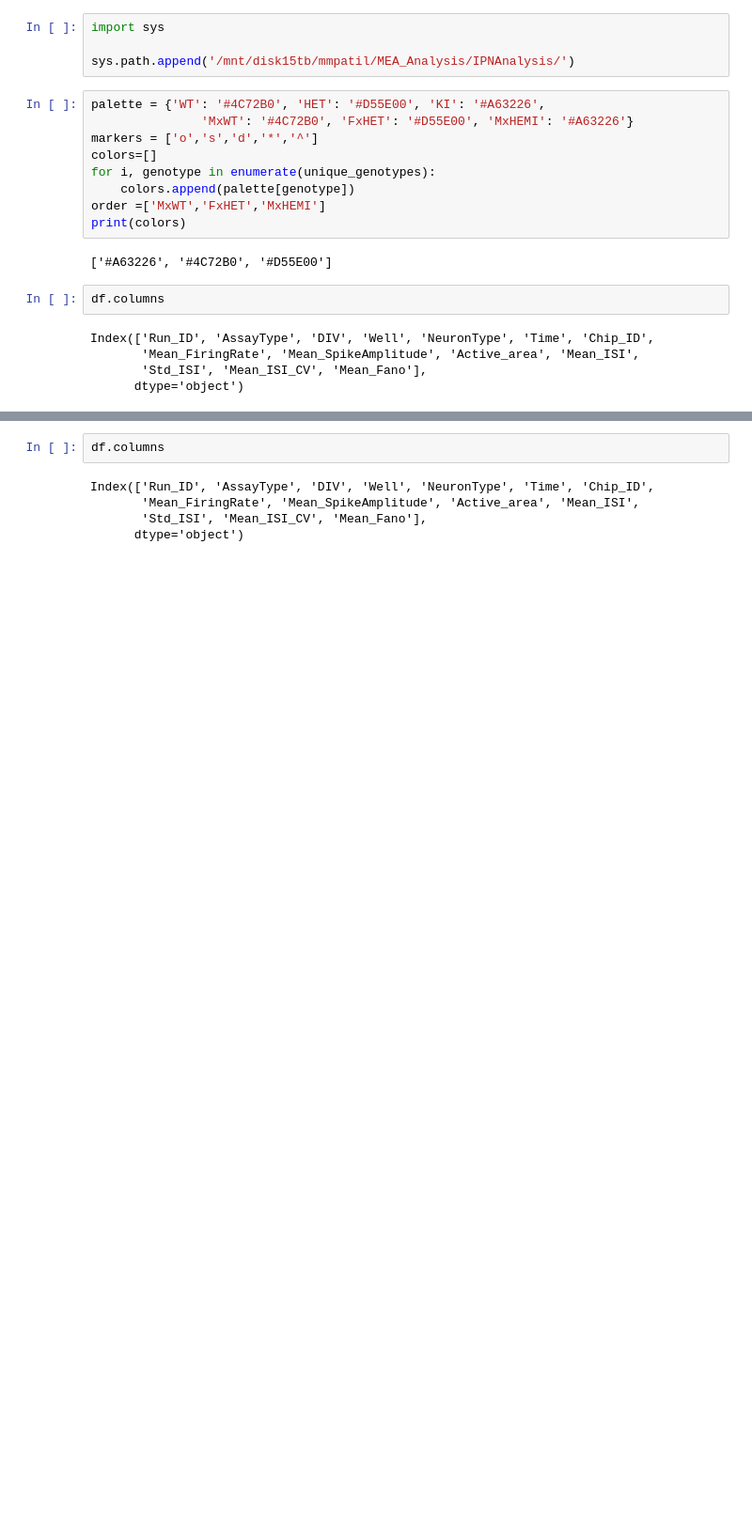
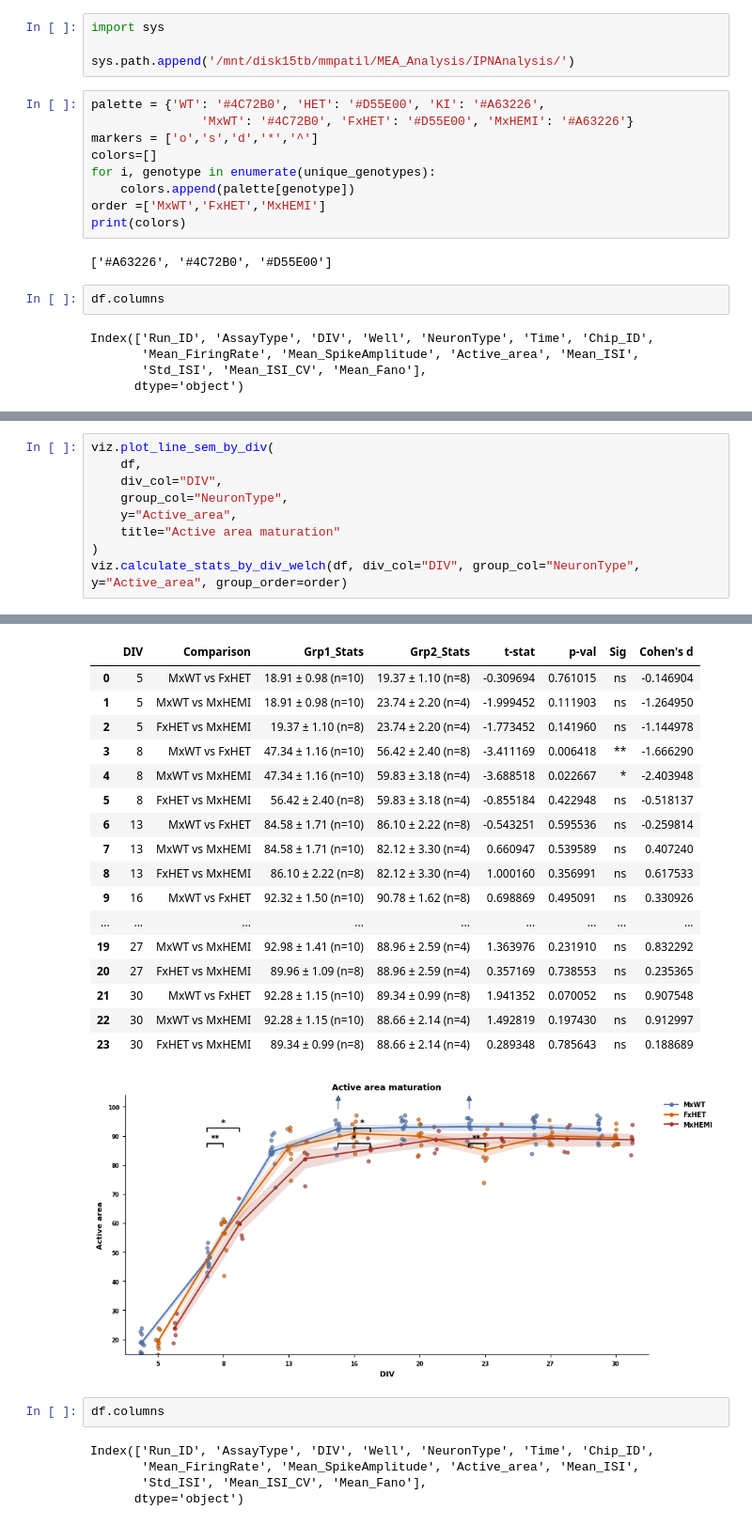
Before and after one commit to roybens/MEA_Analysis, a Jupyter notebook: NetworkAnalysis/PlottingFunctions/actiivitymetricsfigures.ipynb, the cells around one changed output, grey strips where cells are left out. Shown at 94% size. Drawn from its saved outputs; the diff is of its cells as text; blank space fills up the shorter version.

```diff
--- a/NetworkAnalysis/PlottingFunctions/actiivitymetricsfigures.ipynb
+++ b/NetworkAnalysis/PlottingFunctions/actiivitymetricsfigures.ipynb
@@ -161,0 +101,10 @@ viz.plot_bars_by_div(df, div_col="DIV", group_col="NeuronType", y="Active_area")
+# %%
+viz.plot_line_sem_by_div(
+    df,
+    div_col="DIV",
+    group_col="NeuronType",
+    y="Active_area",
+    title="Active area maturation"
+)
+viz.calculate_stats_by_div_welch(df, div_col="DIV", group_col="NeuronType", y="Active_area", group_order=order)
+# %% [output]
@@ -162,3 +128,21 @@ viz.plot_bars_by_div(df, div_col="DIV", group_col="NeuronType", y="Active_area")
+|  | DIV | Comparison | Grp1_Stats | Grp2_Stats | t-stat | p-val | Sig | Cohen's d |
+| 0 | 5 | MxWT vs FxHET | 18.91 ± 0.98 (n=10) | 19.37 ± 1.10 (n=8) | -0.309694 | 0.761015 | ns | -0.146904 |
+| 1 | 5 | MxWT vs MxHEMI | 18.91 ± 0.98 (n=10) | 23.74 ± 2.20 (n=4) | -1.999452 | 0.111903 | ns | -1.264950 |
+| 2 | 5 | FxHET vs MxHEMI | 19.37 ± 1.10 (n=8) | 23.74 ± 2.20 (n=4) | -1.773452 | 0.141960 | ns | -1.144978 |
+| 3 | 8 | MxWT vs FxHET | 47.34 ± 1.16 (n=10) | 56.42 ± 2.40 (n=8) | -3.411169 | 0.006418 | ** | -1.666290 |
+| 4 | 8 | MxWT vs MxHEMI | 47.34 ± 1.16 (n=10) | 59.83 ± 3.18 (n=4) | -3.688518 | 0.022667 | * | -2.403948 |
+| 5 | 8 | FxHET vs MxHEMI | 56.42 ± 2.40 (n=8) | 59.83 ± 3.18 (n=4) | -0.855184 | 0.422948 | ns | -0.518137 |
+| 6 | 13 | MxWT vs FxHET | 84.58 ± 1.71 (n=10) | 86.10 ± 2.22 (n=8) | -0.543251 | 0.595536 | ns | -0.259814 |
+| 7 | 13 | MxWT vs MxHEMI | 84.58 ± 1.71 (n=10) | 82.12 ± 3.30 (n=4) | 0.660947 | 0.539589 | ns | 0.407240 |
+| 8 | 13 | FxHET vs MxHEMI | 86.10 ± 2.22 (n=8) | 82.12 ± 3.30 (n=4) | 1.000160 | 0.356991 | ns | 0.617533 |
+| 9 | 16 | MxWT vs FxHET | 92.32 ± 1.50 (n=10) | 90.78 ± 1.62 (n=8) | 0.698869 | 0.495091 | ns | 0.330926 |
+| ... | ... | ... | ... | ... | ... | ... | ... | ... |
+| 19 | 27 | MxWT vs MxHEMI | 92.98 ± 1.41 (n=10) | 88.96 ± 2.59 (n=4) | 1.363976 | 0.231910 | ns | 0.832292 |
+| 20 | 27 | FxHET vs MxHEMI | 89.96 ± 1.09 (n=8) | 88.96 ± 2.59 (n=4) | 0.357169 | 0.738553 | ns | 0.235365 |
+| 21 | 30 | MxWT vs FxHET | 92.28 ± 1.15 (n=10) | 89.34 ± 0.99 (n=8) | 1.941352 | 0.070052 | ns | 0.907548 |
+| 22 | 30 | MxWT vs MxHEMI | 92.28 ± 1.15 (n=10) | 88.66 ± 2.14 (n=4) | 1.492819 | 0.197430 | ns | 0.912997 |
+| 23 | 30 | FxHET vs MxHEMI | 89.34 ± 0.99 (n=8) | 88.66 ± 2.14 (n=4) | 0.289348 | 0.785643 | ns | 0.188689 |
+[figure, added]
 # %%
 df.columns
 # %% [output]
```
Also changed, not shown: parts of 10 cells of this notebook, 1 other file.
